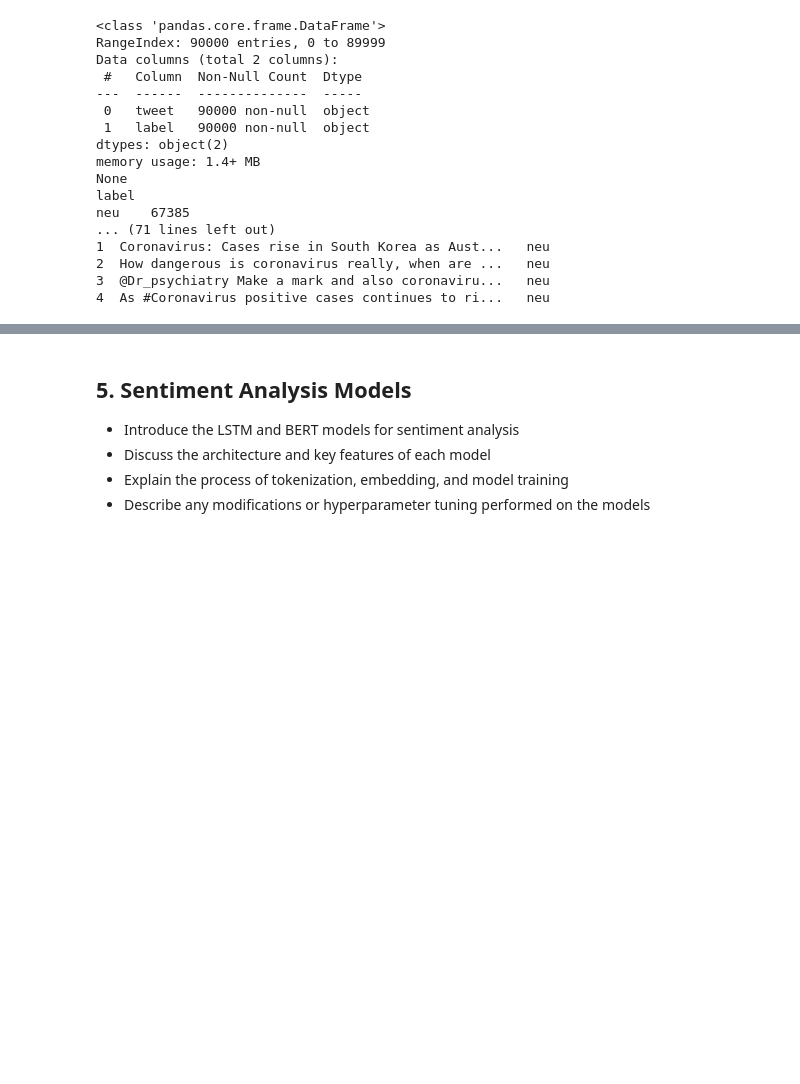
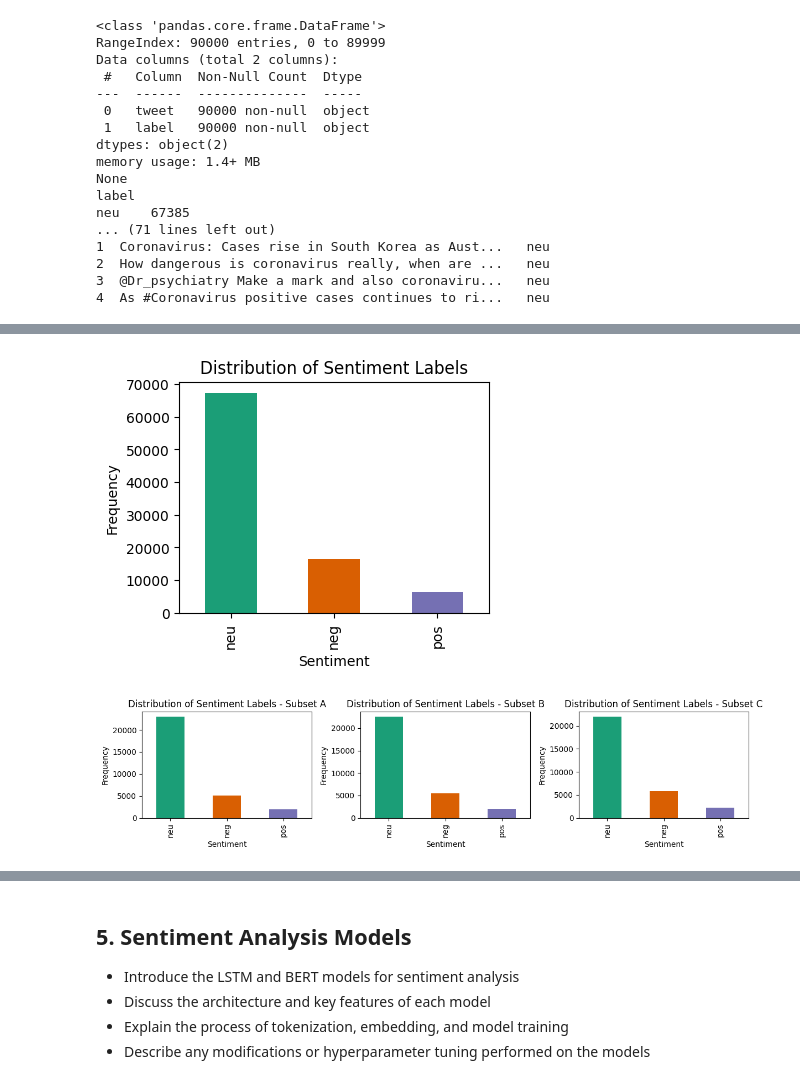
Before and after one commit to Lexian-6/Sentiment-Analysis-towards-COVID-19-on-Twitter, a Jupyter notebook: COVIDSenti_Analysis.ipynb, the cells around one changed output, grey strips where cells are left out. Saved outputs shown, nothing was run; the diff lists cells and outputs as text; code cells hidden in the pictures; blank space fills up the shorter version.

```diff
--- a/COVIDSenti_Analysis.ipynb
+++ b/COVIDSenti_Analysis.ipynb
@@ -251,0 +267,15 @@ df.head()
+# %%
+# @title #### 3.4.4 Remove special characters and punctuation
+def remove_special_characters(text):
+    special_char_pattern = re.compile(r'[^a-zA-Z0-9\s]')
+    text = special_char_pattern.sub(r'', text)
+    return text
+
+df['tweet'] = df['tweet'].apply(lambda x: remove_special_characters(x))
+df_A['tweet'] = df_A['tweet'].apply(lambda x: remove_special_characters(x))
+df_B['tweet'] = df_B['tweet'].apply(lambda x: remove_special_characters(x))
+df_C['tweet'] = df_C['tweet'].apply(lambda x: remove_special_characters(x))
+
+print(original_df.iloc[1, 0])
+print("------------------------------------------------------------------------")
+print(df.iloc[1, 0])
@@ -279,0 +345,33 @@ plt.show()
+# %%
+# Plot for the full dataset
+df['label'].value_counts().plot(kind='bar', color=sns.color_palette('Dark2'), figsize=(4, 3))
+plt.title('Distribution of Sentiment Labels')
+plt.xlabel('Sentiment')
+plt.ylabel('Frequency')
+plt.show()
+
+fig, axs = plt.subplots(1, 3, figsize=(12, 3))
+# Subplot for subset A
+df_A['label'].value_counts().plot(kind='bar', color=sns.color_palette('Dark2'), ax=axs[0])
+axs[0].set_title('Distribution of Sentiment Labels - Subset A')
+axs[0].set_xlabel('Sentiment')
+axs[0].set_ylabel('Frequency')
+
+# Subplot for subset B
+df_B['label'].value_counts().plot(kind='bar', color=sns.color_palette('Dark2'), ax=axs[1])
+axs[1].set_title('Distribution of Sentiment Labels - Subset B')
+axs[1].set_xlabel('Sentiment')
+axs[1].set_ylabel('Frequency')
+
+# Subplot for subset C
+df_C['label'].value_counts().plot(kind='bar', color=sns.color_palette('Dark2'), ax=axs[2])
+axs[2].set_title('Distribution of Sentiment Labels - Subset C')
+axs[2].set_xlabel('Sentiment')
+axs[2].set_ylabel('Frequency')
+
+
+plt.tight_layout()
+plt.show()
+# %% [output]
+[figure, added]
+[figure, added]
```
Also changed, not shown: parts of 20 cells of this notebook.
